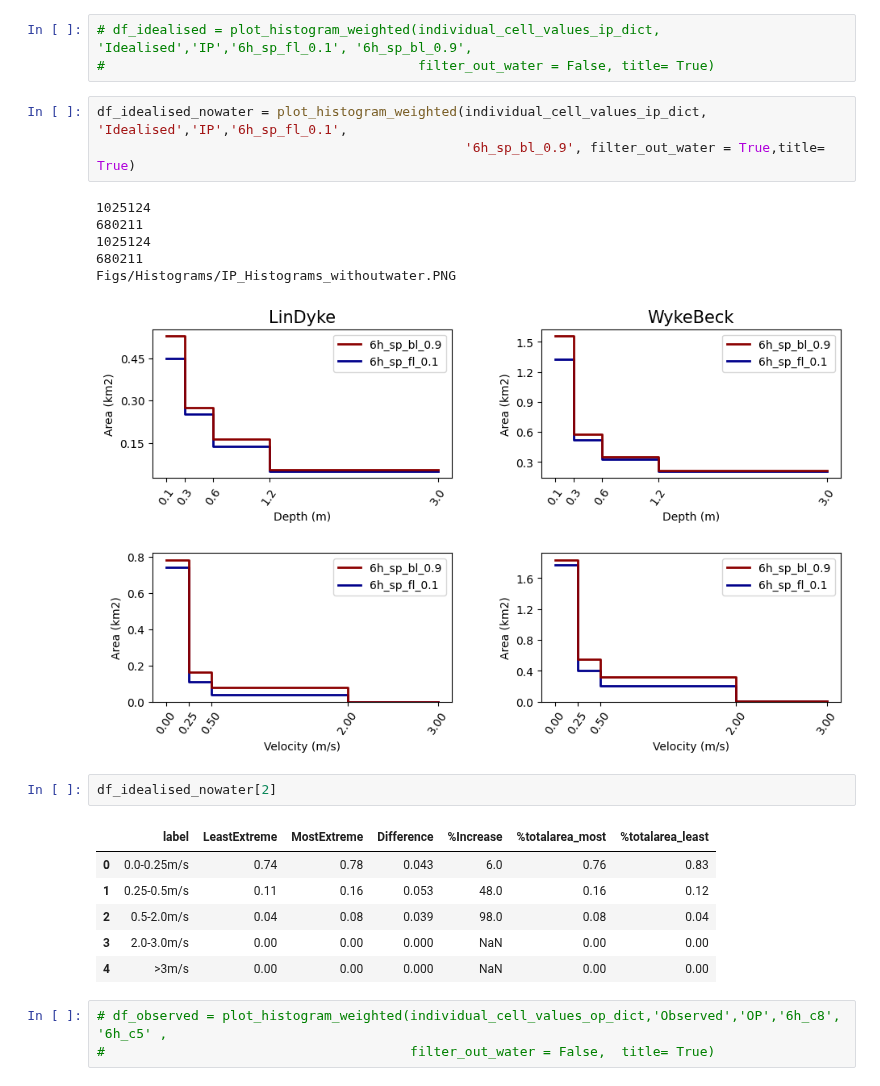
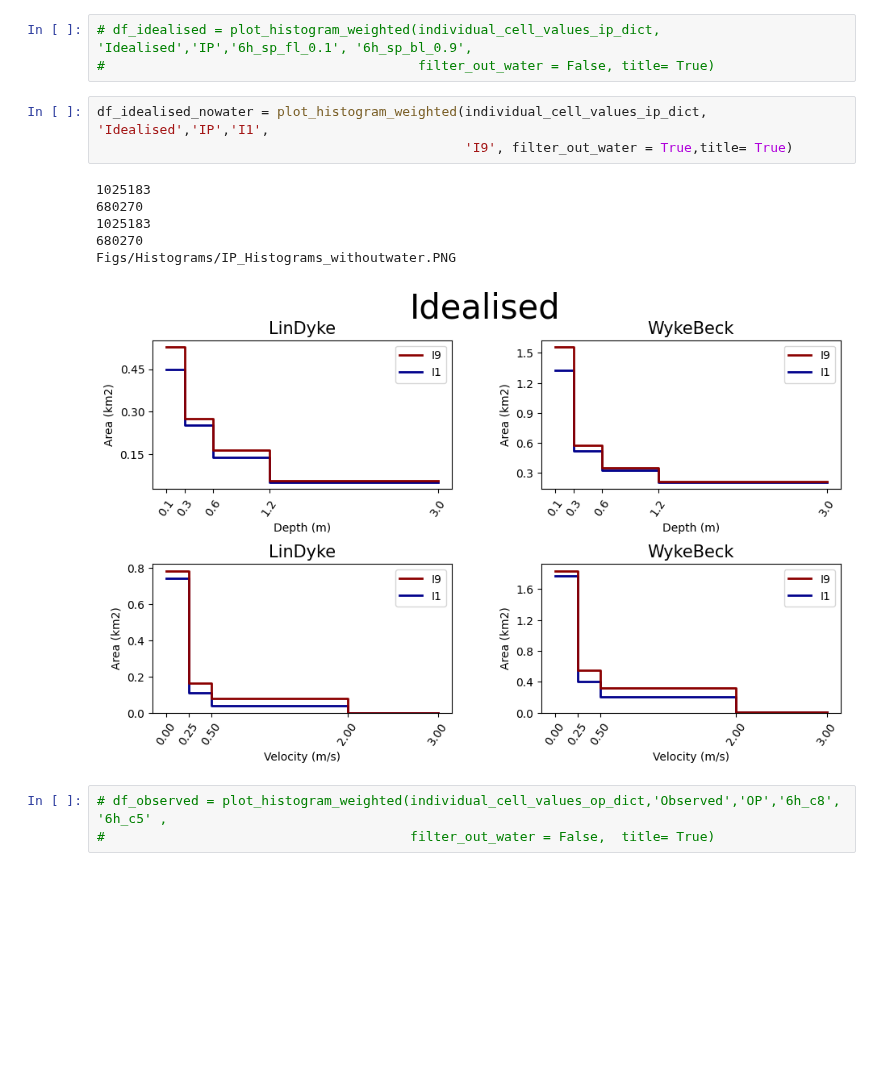
Before and after one commit to masher92/UKCP18, a Jupyter notebook: CatchmentAnalysis/PlotsForPaper/PlotsForPaper.ipynb, the cells around one changed output. Cells and saved outputs as stored; diff of their text form; blank space fills up the shorter version.

```diff
--- a/CatchmentAnalysis/PlotsForPaper/PlotsForPaper.ipynb
+++ b/CatchmentAnalysis/PlotsForPaper/PlotsForPaper.ipynb
@@ -541,25 +542,16 @@ def plot_histogram_weighted (individual_cell_values_dict, profiles_name, profile
 # %%
 # df_idealised = plot_histogram_weighted(individual_cell_values_ip_dict, 'Idealised','IP','6h_sp_fl_0.1', '6h_sp_bl_0.9',
 #                                        filter_out_water = False, title= True)
-# %%
-df_idealised_nowater = plot_histogram_weighted(individual_cell_values_ip_dict, 'Idealised','IP','6h_sp_fl_0.1',
-                                               '6h_sp_bl_0.9', filter_out_water = True,title= True)
-# %% [output]
-1025124
-680211
-1025124
-680211
-Figs/Histograms/IP_Histograms_withoutwater.PNG
-[figure, removed]
-# %%
-df_idealised_nowater[2]
-# %% [output]
-|  | label | LeastExtreme | MostExtreme | Difference | %Increase | %totalarea_most | %totalarea_least |
-| 0 | 0.0-0.25m/s | 0.74 | 0.78 | 0.043 | 6.0 | 0.76 | 0.83 |
-| 1 | 0.25-0.5m/s | 0.11 | 0.16 | 0.053 | 48.0 | 0.16 | 0.12 |
-| 2 | 0.5-2.0m/s | 0.04 | 0.08 | 0.039 | 98.0 | 0.08 | 0.04 |
-| 3 | 2.0-3.0m/s | 0.00 | 0.00 | 0.000 | NaN | 0.00 | 0.00 |
-| 4 | >3m/s | 0.00 | 0.00 | 0.000 | NaN | 0.00 | 0.00 |
+# %%
+df_idealised_nowater = plot_histogram_weighted(individual_cell_values_ip_dict, 'Idealised','IP','I1',
+                                               'I9', filter_out_water = True,title= True)
+# %% [output]
+1025183
+680270
+1025183
+680270
+Figs/Histograms/IP_Histograms_withoutwater.PNG
+[figure, added]
 # %%
 # df_observed = plot_histogram_weighted(individual_cell_values_op_dict,'Observed','OP','6h_c8', '6h_c5' ,
 #                                       filter_out_water = False,  title= True)
```
Also changed, not shown: parts of 17 cells of this notebook.
